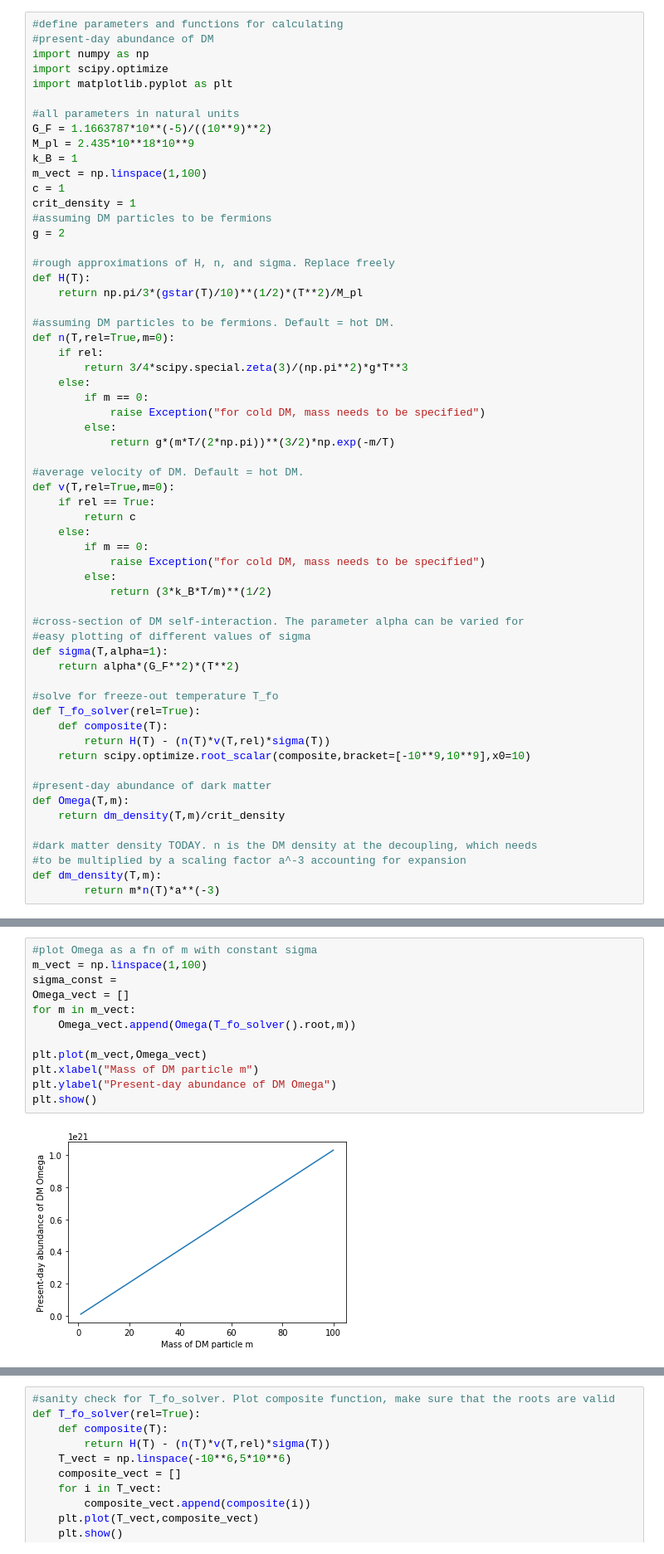
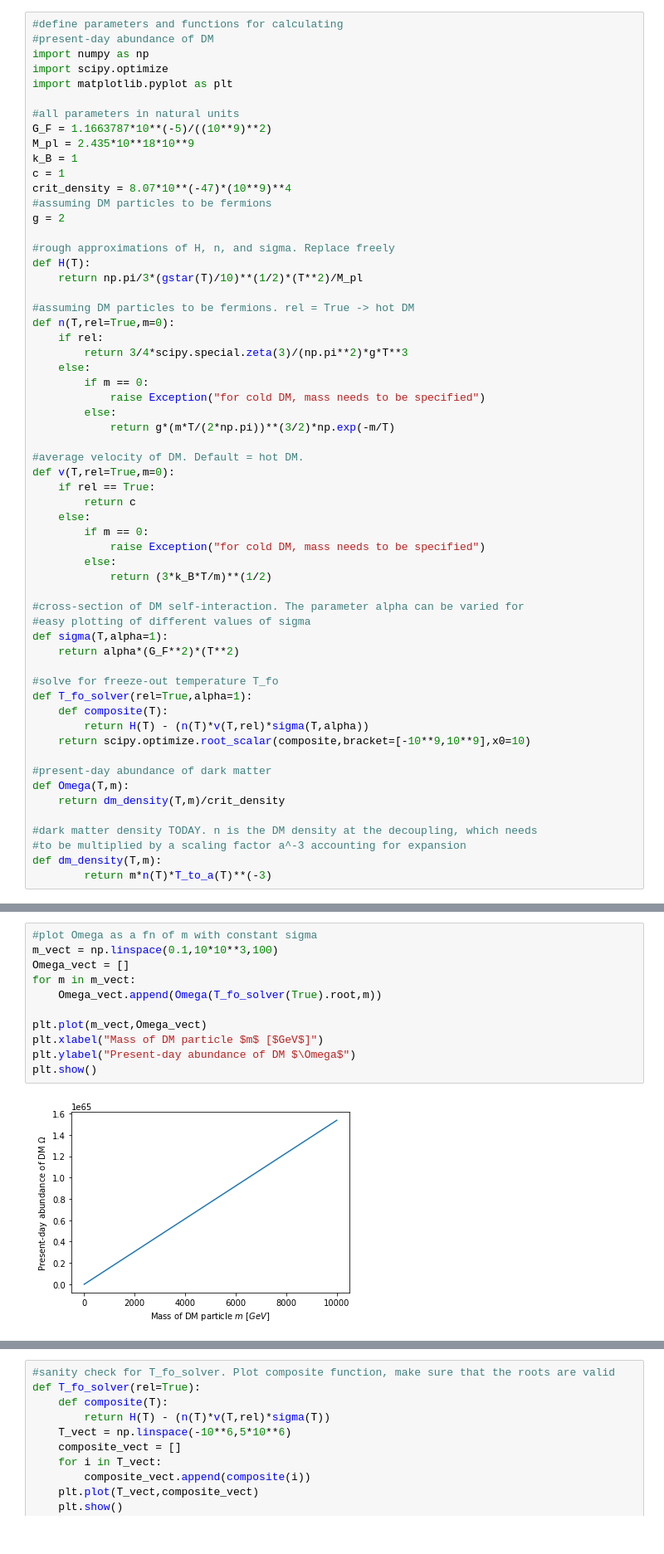
Before and after one commit to adam-coogan/gss19_subhalos, a Jupyter notebook: week_1/anders.ipynb, the cells around one changed output, grey strips where cells are left out. Shown at 83% size. Saved outputs shown, nothing was run; the diff lists cells and outputs as text.

Commit message:
Finish incorporating correct formulas in calculations, finish plotting Omega for hot DM

```diff
--- a/week_1/anders.ipynb
+++ b/week_1/anders.ipynb
@@ -85,9 +69,8 @@ import matplotlib.pyplot as plt
 G_F = 1.1663787*10**(-5)/((10**9)**2)
 M_pl = 2.435*10**18*10**9
 k_B = 1
-m_vect = np.linspace(1,100)
 c = 1
-crit_density = 1
+crit_density = 8.07*10**(-47)*(10**9)**4
 #assuming DM particles to be fermions
 g = 2
 
@@ -95,7 +78,7 @@ g = 2
 def H(T):
     return np.pi/3*(gstar(T)/10)**(1/2)*(T**2)/M_pl
 
-#assuming DM particles to be fermions. Default = hot DM.
+#assuming DM particles to be fermions. rel = True -> hot DM
 def n(T,rel=True,m=0):
     if rel:
         return 3/4*scipy.special.zeta(3)/(np.pi**2)*g*T**3
@@ -121,9 +104,9 @@ def sigma(T,alpha=1):
     return alpha*(G_F**2)*(T**2)
 
 #solve for freeze-out temperature T_fo
-def T_fo_solver(rel=True):
+def T_fo_solver(rel=True,alpha=1):
     def composite(T):
-        return H(T) - (n(T)*v(T,rel)*sigma(T))
+        return H(T) - (n(T)*v(T,rel)*sigma(T,alpha))
     return scipy.optimize.root_scalar(composite,bracket=[-10**9,10**9],x0=10)
 
 #present-day abundance of dark matter
@@ -133,4 +116,4 @@ def Omega(T,m):
 #dark matter density TODAY. n is the DM density at the decoupling, which needs
 #to be multiplied by a scaling factor a^-3 accounting for expansion
 def dm_density(T,m):
-        return m*n(T)*a**(-3)
+        return m*n(T)*T_to_a(T)**(-3)
@@ -137,14 +122,13 @@ def dm_density(T,m):
 # %%
 #plot Omega as a fn of m with constant sigma
-m_vect = np.linspace(1,100)
-sigma_const =
+m_vect = np.linspace(0.1,10*10**3,100)
 Omega_vect = []
 for m in m_vect:
-    Omega_vect.append(Omega(T_fo_solver().root,m))
+    Omega_vect.append(Omega(T_fo_solver(True).root,m))
 
 plt.plot(m_vect,Omega_vect)
-plt.xlabel("Mass of DM particle m")
-plt.ylabel("Present-day abundance of DM Omega")
+plt.xlabel("Mass of DM particle $m$ [$GeV$]")
+plt.ylabel("Present-day abundance of DM $\Omega$")
 plt.show()
 # %% [output]
-[figure, old version]
+[figure, new version]
```
Also changed, not shown: parts of 10 cells of this notebook.
